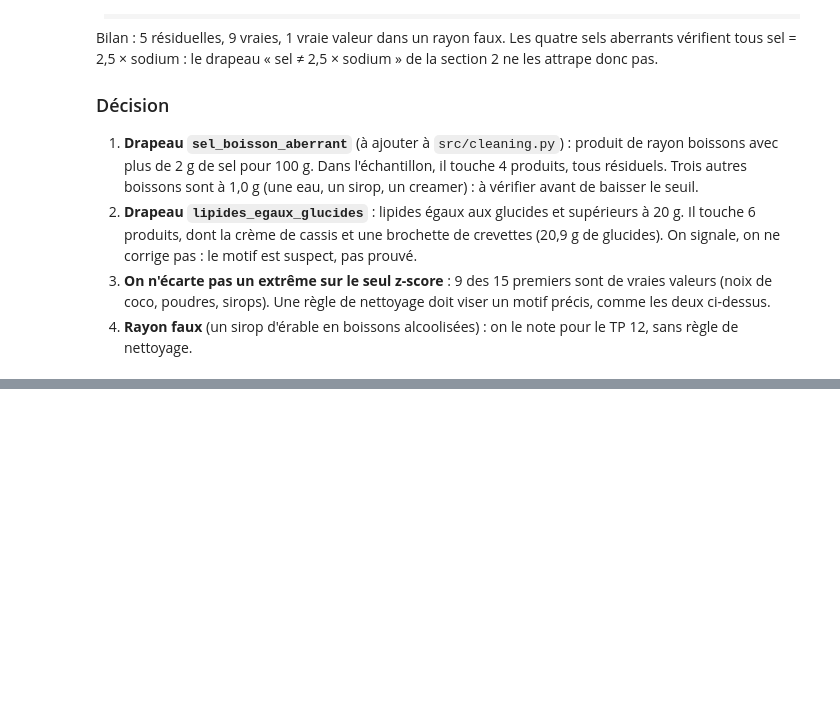
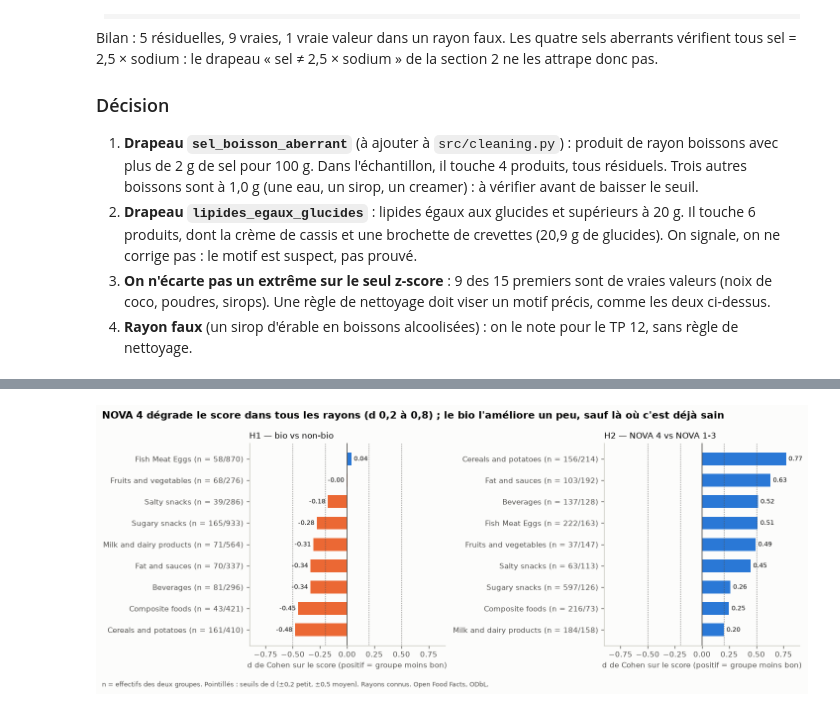
Before and after one commit to SDMM27/NutriScope, a Jupyter notebook: notebooks/eda_reference.ipynb, the cells around one changed output, grey strips where cells are left out. Saved outputs shown, nothing was run; the diff lists cells and outputs as text; code cells hidden in the pictures; blank space fills up the shorter version.

```diff
--- a/notebooks/eda_reference.ipynb
+++ b/notebooks/eda_reference.ipynb
@@ -683,0 +724,22 @@ Quelles hypothèses tiennent une fois stratifiées par rayon ?
+# %%
+fig, axes = plt.subplots(1, 2, figsize=(12, 4.6), sharex=True)
+for ax, (titre, t) in zip(axes, [("H1 — bio vs non-bio", h1_bio), ("H2 — NOVA 4 vs NOVA 1-3", h2_nova)]):
+    t = t.sort_values("d_cohen")
+    etiquettes = [f"{r} (n = {int(na)}/{int(nb)})" for r, na, nb in zip(t.index, t["n_a"], t["n_b"])]
+    barres = ax.barh(etiquettes, t["d_cohen"], height=0.6,
+                     color=[ORANGE if v < 0 else BLEU for v in t["d_cohen"]])
+    ax.bar_label(barres, fmt="%.2f", padding=3, color=ENCRE, fontsize=8)
+    for seuil in (-0.5, -0.2, 0.2, 0.5):
+        ax.axvline(seuil, color=ENCRE_2, linewidth=0.8, linestyle=":")
+    ax.axvline(0, color=ENCRE_2, linewidth=1)
+    ax.set_xlabel("d de Cohen sur le score (positif = groupe moins bon)")
+    ax.set_title(titre, fontsize=10, fontweight="normal")
+axes[0].set_xlim(-0.9, 0.9)
+fig.suptitle("NOVA 4 dégrade le score dans tous les rayons (d 0,2 à 0,8) ; le bio l'améliore un peu, sauf là où c'est déjà sain",
+             x=0.01, ha="left", fontsize=12, fontweight="bold")
+fig.text(0.01, -0.03, "n = effectifs des deux groupes. Pointillés : seuils de d (±0,2 petit, ±0,5 moyen). Rayons connus. Open Food Facts, ODbL.",
+         color=ENCRE_2, fontsize=8)
+fig.tight_layout()
+figure(fig, "5-d-cohen-bio-nova")
+# %% [output]
+[figure, added]
```
Also changed, not shown: parts of 13 cells of this notebook, 1 other file.
